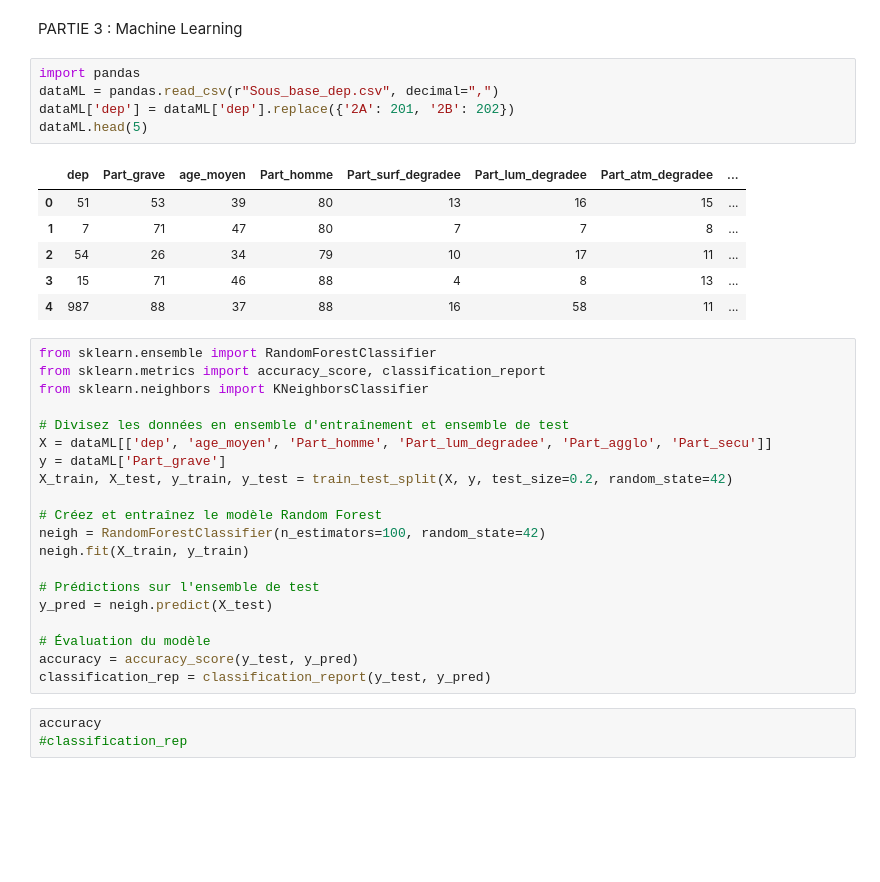
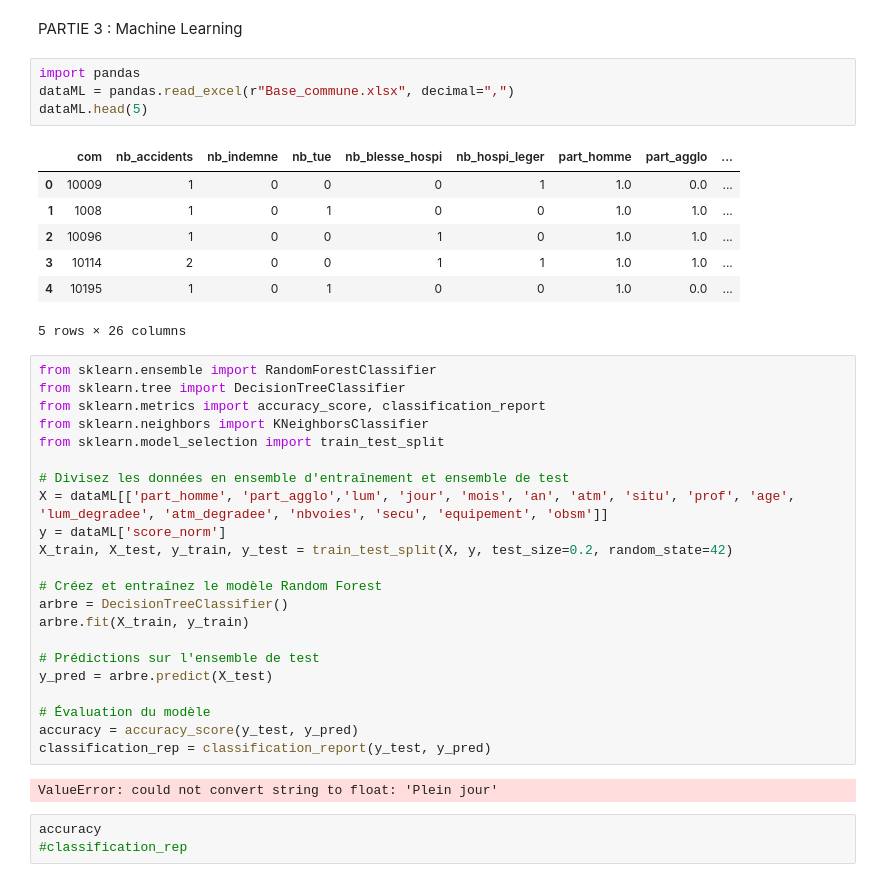
Before and after one commit to LeaBarreau/Data_visualisation, a Jupyter notebook: Notebook.ipynb, the cells around one changed output. Cells and saved outputs as stored; diff of their text form; blank space fills up the shorter version.

```diff
--- a/Notebook.ipynb
+++ b/Notebook.ipynb
@@ -502,36 +502,40 @@ m
 PARTIE 3 : Machine Learning
 # %%
 import pandas
-dataML = pandas.read_csv(r"Sous_base_dep.csv", decimal=",")
-dataML['dep'] = dataML['dep'].replace({'2A': 201, '2B': 202})
+dataML = pandas.read_excel(r"Base_commune.xlsx", decimal=",")
 dataML.head(5)
 # %% [output]
-|  | dep | Part_grave | age_moyen | Part_homme | Part_surf_degradee | Part_lum_degradee | Part_atm_degradee | ... |
-| 0 | 51 | 53 | 39 | 80 | 13 | 16 | 15 | ... |
-| 1 | 7 | 71 | 47 | 80 | 7 | 7 | 8 | ... |
-| 2 | 54 | 26 | 34 | 79 | 10 | 17 | 11 | ... |
-| 3 | 15 | 71 | 46 | 88 | 4 | 8 | 13 | ... |
-| 4 | 987 | 88 | 37 | 88 | 16 | 58 | 11 | ... |
+|  | com | nb_accidents | nb_indemne | nb_tue | nb_blesse_hospi | nb_hospi_leger | part_homme | part_agglo | ... |
+| 0 | 10009 | 1 | 0 | 0 | 0 | 1 | 1.0 | 0.0 | ... |
+| 1 | 1008 | 1 | 0 | 1 | 0 | 0 | 1.0 | 1.0 | ... |
+| 2 | 10096 | 1 | 0 | 0 | 1 | 0 | 1.0 | 1.0 | ... |
+| 3 | 10114 | 2 | 0 | 0 | 1 | 1 | 1.0 | 1.0 | ... |
+| 4 | 10195 | 1 | 0 | 1 | 0 | 0 | 1.0 | 0.0 | ... |
+5 rows × 26 columns
 # %%
 from sklearn.ensemble import RandomForestClassifier
+from sklearn.tree import DecisionTreeClassifier
 from sklearn.metrics import accuracy_score, classification_report
 from sklearn.neighbors import KNeighborsClassifier
+from sklearn.model_selection import train_test_split
 
 # Divisez les données en ensemble d'entraînement et ensemble de test
-X = dataML[['dep', 'age_moyen', 'Part_homme', 'Part_lum_degradee', 'Part_agglo', 'Part_secu']]
-y = dataML['Part_grave']
+X = dataML[['part_homme', 'part_agglo','lum', 'jour', 'mois', 'an', 'atm', 'situ', 'prof', 'age', 'lum_degradee', 'atm_degradee', 'nbvoies', 'secu', 'equipement', 'obsm']]
+y = dataML['score_norm']
 X_train, X_test, y_train, y_test = train_test_split(X, y, test_size=0.2, random_state=42)
 
 # Créez et entraînez le modèle Random Forest
-neigh = RandomForestClassifier(n_estimators=100, random_state=42)
-neigh.fit(X_train, y_train)
+arbre = DecisionTreeClassifier()
+arbre.fit(X_train, y_train)
 
 # Prédictions sur l'ensemble de test
-y_pred = neigh.predict(X_test)
+y_pred = arbre.predict(X_test)
 
 # Évaluation du modèle
 accuracy = accuracy_score(y_test, y_pred)
 classification_rep = classification_report(y_test, y_pred)
+# %% [output]
+ValueError: could not convert string to float: 'Plein jour'
 # %%
 accuracy
 #classification_rep
```
Also changed, not shown: 2 other files.
